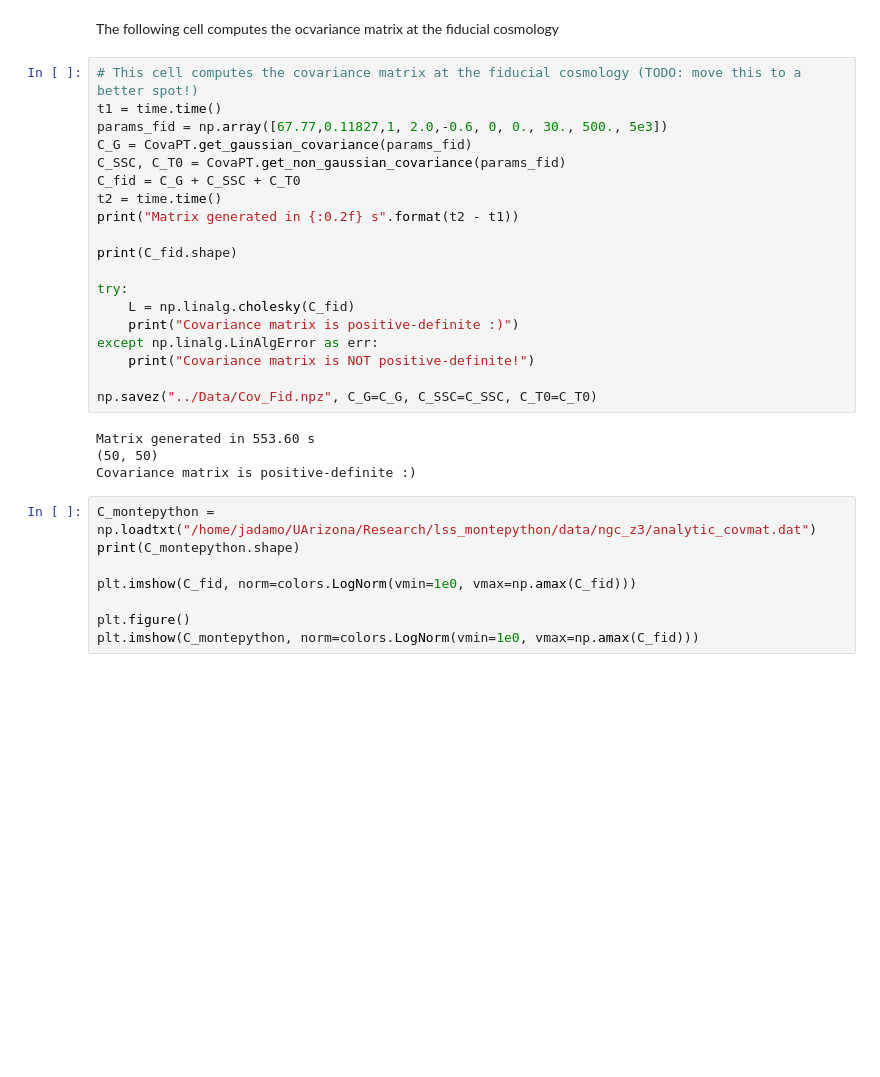
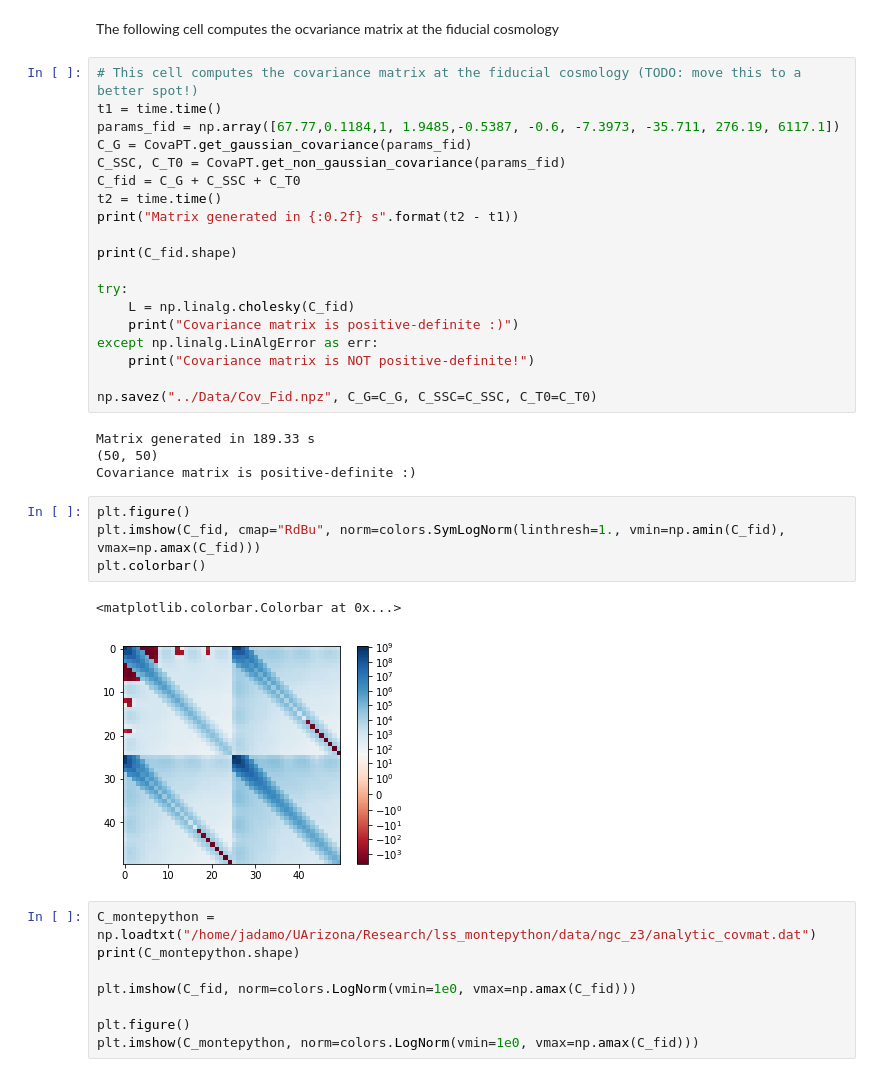
Before and after one commit to jadamo/CovNet, a Jupyter notebook: notebooks/Test-Training-Set.ipynb, the cells around one changed output. Cells and saved outputs as stored; diff of their text form; blank space fills up the shorter version.

```diff
--- a/notebooks/Test-Training-Set.ipynb
+++ b/notebooks/Test-Training-Set.ipynb
@@ -235,7 +238,7 @@ The following cell computes the ocvariance matrix at the fiducial cosmology
 # %%
 # This cell computes the covariance matrix at the fiducial cosmology (TODO: move this to a better spot!)
 t1 = time.time()
-params_fid = np.array([67.77,0.11827,1, 2.0,-0.6, 0, 0., 30., 500., 5e3])
+params_fid = np.array([67.77,0.1184,1, 1.9485,-0.5387, -0.6, -7.3973, -35.711, 276.19, 6117.1])
 C_G = CovaPT.get_gaussian_covariance(params_fid)
 C_SSC, C_T0 = CovaPT.get_non_gaussian_covariance(params_fid)
 C_fid = C_G + C_SSC + C_T0
@@ -252,9 +255,16 @@ except np.linalg.LinAlgError as err:
 
 np.savez("../Data/Cov_Fid.npz", C_G=C_G, C_SSC=C_SSC, C_T0=C_T0)
 # %% [output]
-Matrix generated in 553.60 s
+Matrix generated in 189.33 s
 (50, 50)
 Covariance matrix is positive-definite :)
+# %%
+plt.figure()
+plt.imshow(C_fid, cmap="RdBu", norm=colors.SymLogNorm(linthresh=1., vmin=np.amin(C_fid), vmax=np.amax(C_fid)))
+plt.colorbar()
+# %% [output]
+<matplotlib.colorbar.Colorbar at 0x...>
+[figure, added]
 # %%
 C_montepython = np.loadtxt("/home/jadamo/UArizona/Research/lss_montepython/data/ngc_z3/analytic_covmat.dat")
 print(C_montepython.shape)
```
Also changed, not shown: parts of 2 cells of this notebook, 5 other files.
